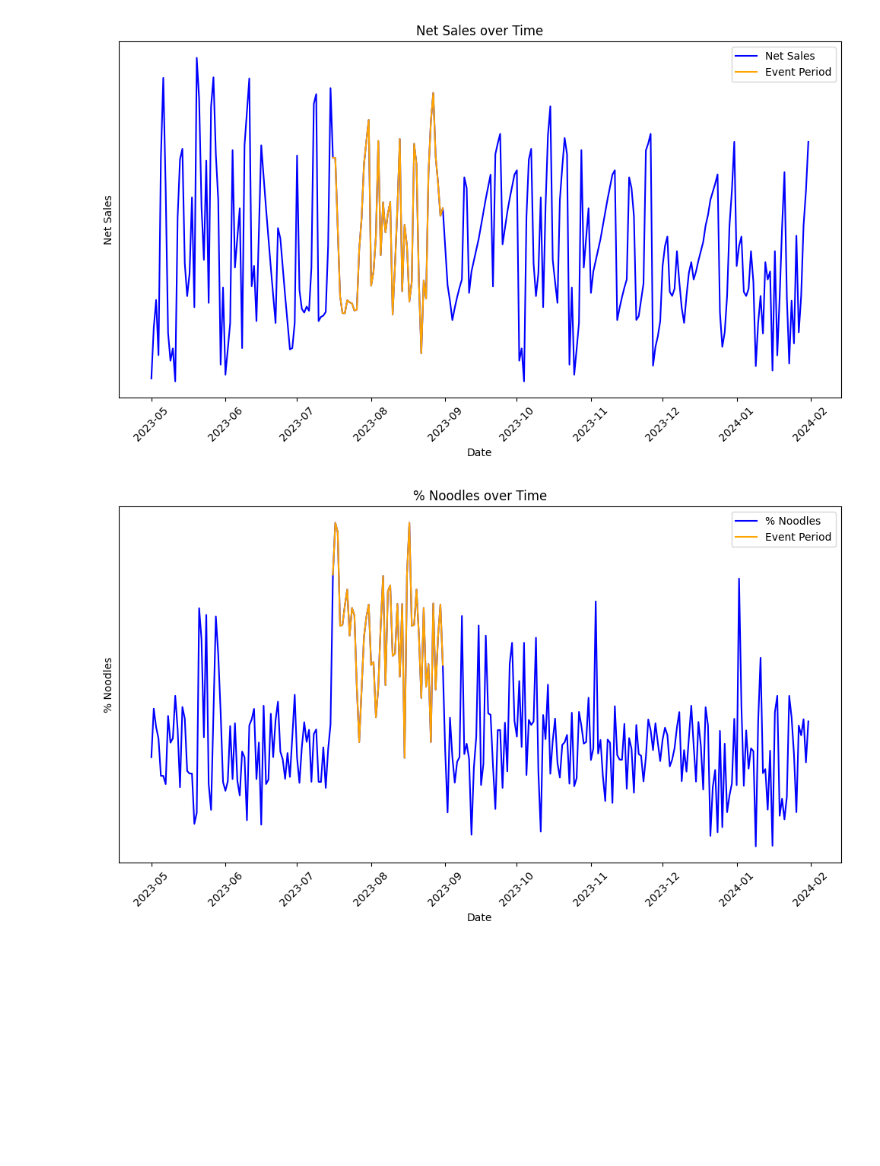
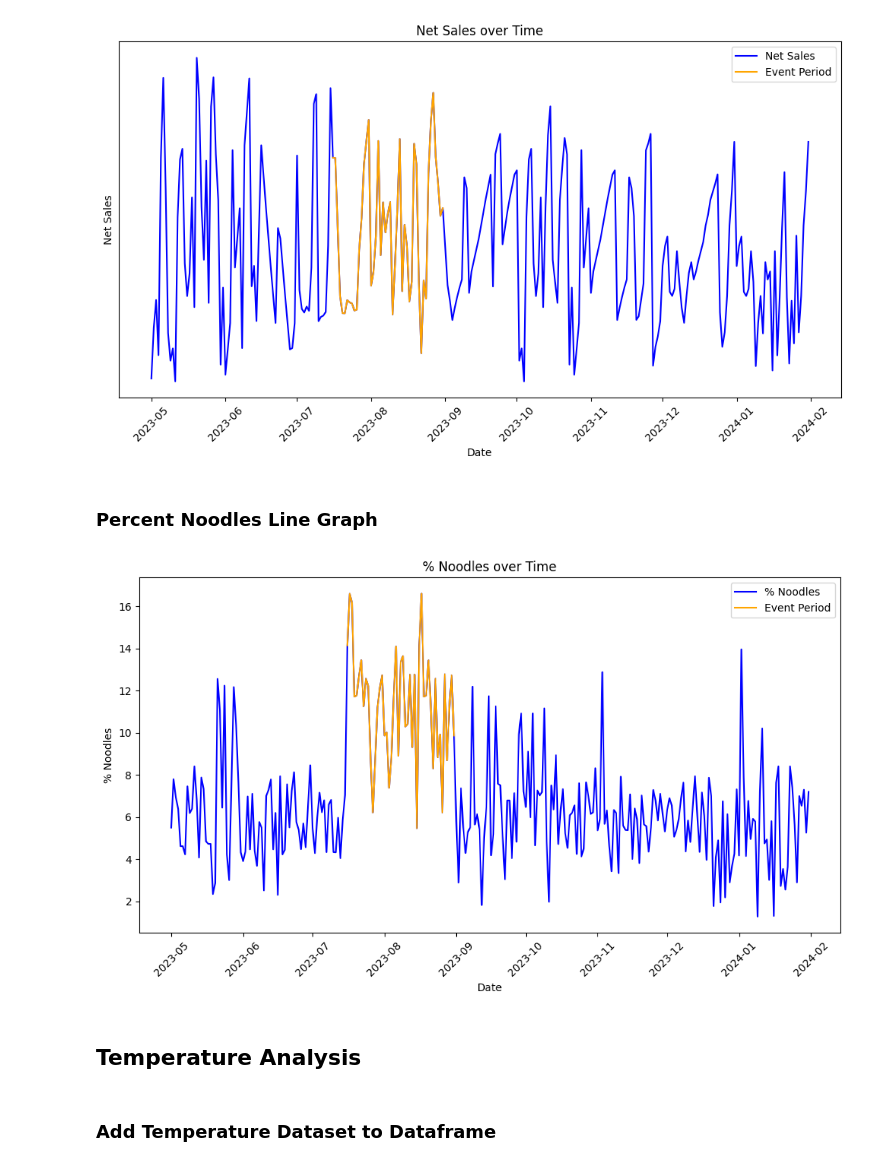
Before and after one commit to leejeff0319/Restaurant_Promotional_Event, a Jupyter notebook: Data_Analysis.ipynb, the cells around one changed output. Saved outputs shown, nothing was run; the diff lists cells and outputs as text; code cells hidden in the pictures; blank space fills up the shorter version.

Commit message:
added temperature analysis

```diff
--- a/Data_Analysis.ipynb
+++ b/Data_Analysis.ipynb
@@ -140,27 +140,30 @@ plt.show()
+# %% [markdown]
+### Percent Noodles Line Graph
 # %%
 # Set up figure and axes
 plt.figure(figsize=(10, 6))
 
-# Plot '% Noodles' for the entire period
+# Plot '% Noodles' for nonEvent_df
 plt.plot(df['Dates'], df['% Noodles'], label='% Noodles', color='blue')
 
 # Plot '% Noodles' for the event period with a different color
 plt.plot(df[mask]['Dates'], df[mask]['% Noodles'], color='orange', label='Event Period')
 
 # Set labels and title
 plt.xlabel('Date')
 plt.ylabel('% Noodles')
 plt.title('% Noodles over Time')
 plt.legend()
 
-# Remove ticks from y-axis
-plt.tick_params(axis='y', which='both', left=False, labelleft=False)
-
 # Rotate x-axis labels for better readability
 plt.xticks(rotation=45)
 
 # Show plot
 plt.tight_layout()
 plt.show()
 # %% [output]
-[figure, old version]
+[figure, new version]
+# %% [markdown]
+## Temperature Analysis
+# %% [markdown]
+### Add Temperature Dataset to Dataframe
```
Also changed, not shown: parts of 11 cells of this notebook.
